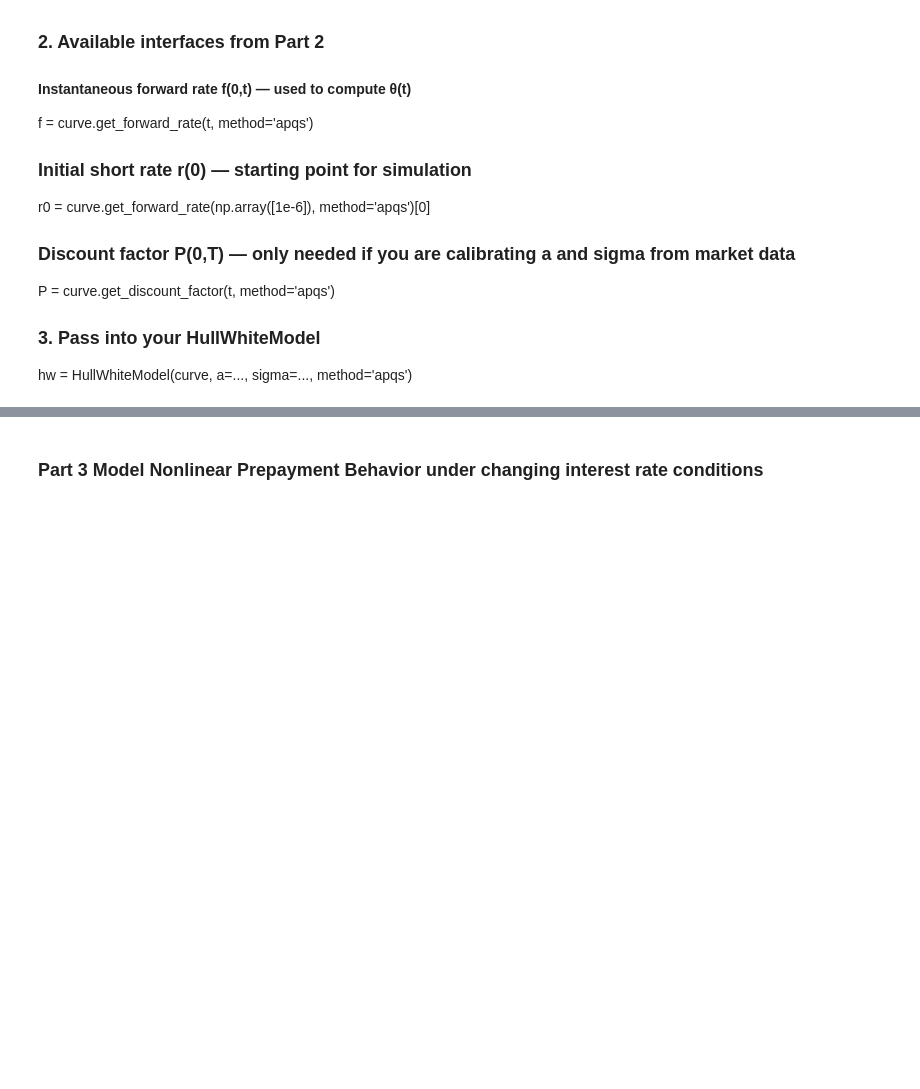
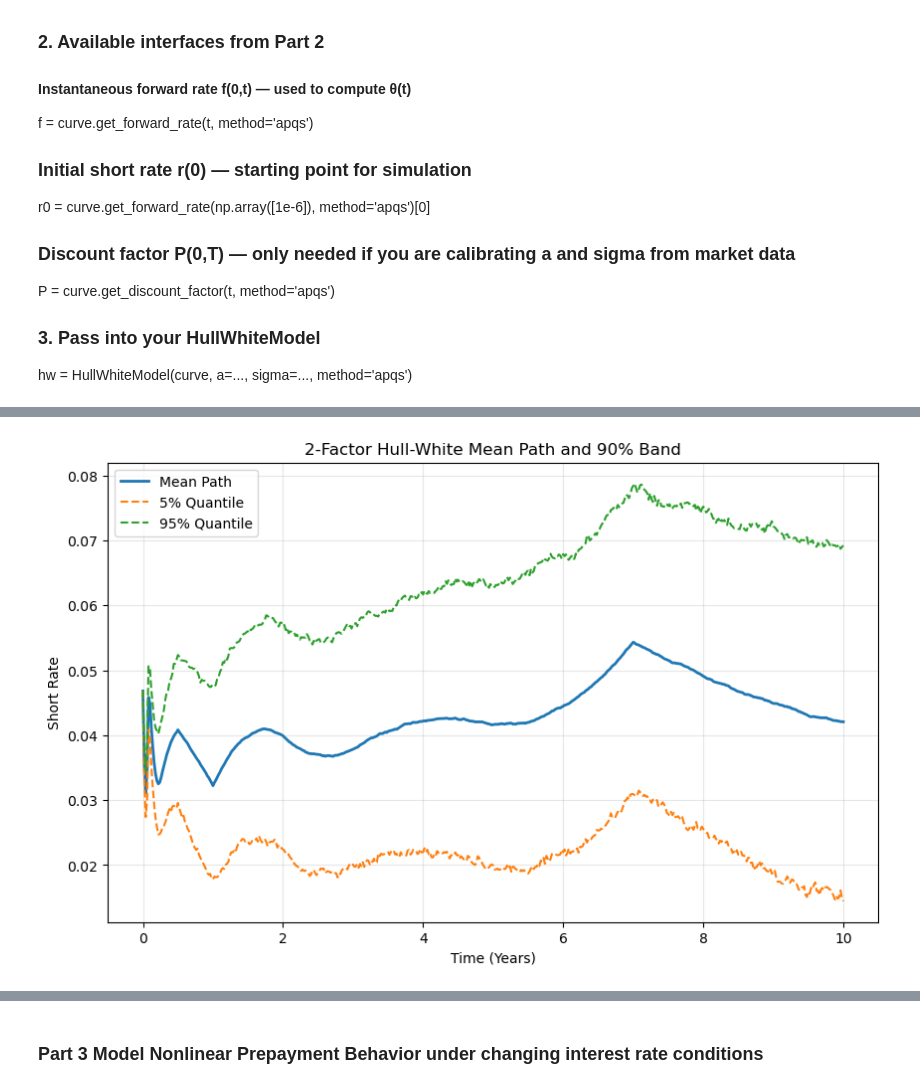
Before and after one commit to chloelinrq/STAT5030_Numerical_Methods_Group_Project, a Jupyter notebook: main.ipynb, the cells around one changed output, grey strips where cells are left out. Cells and saved outputs as stored; diff of their text form; code cells hidden in the pictures; blank space fills up the shorter version.

```diff
--- a/main.ipynb
+++ b/main.ipynb
@@ -360,0 +476,17 @@ For part 2, please also try other multifactor models other than HullWhiteModel a
+# %%
+mean_path = rates.mean(axis=0)
+q05 = np.quantile(rates, 0.05, axis=0)
+q95 = np.quantile(rates, 0.95, axis=0)
+
+plt.figure(figsize=(10, 6))
+plt.plot(t_grid, mean_path, label="Mean Path", lw=2)
+plt.plot(t_grid, q05, linestyle="--", label="5% Quantile")
+plt.plot(t_grid, q95, linestyle="--", label="95% Quantile")
+plt.title("2-Factor Hull-White Mean Path and 90% Band")
+plt.xlabel("Time (Years)")
+plt.ylabel("Short Rate")
+plt.legend()
+plt.grid(True, alpha=0.3)
+plt.show()
+# %% [output]
+[figure, added]
```
Also changed, not shown: parts of 13 cells of this notebook.
